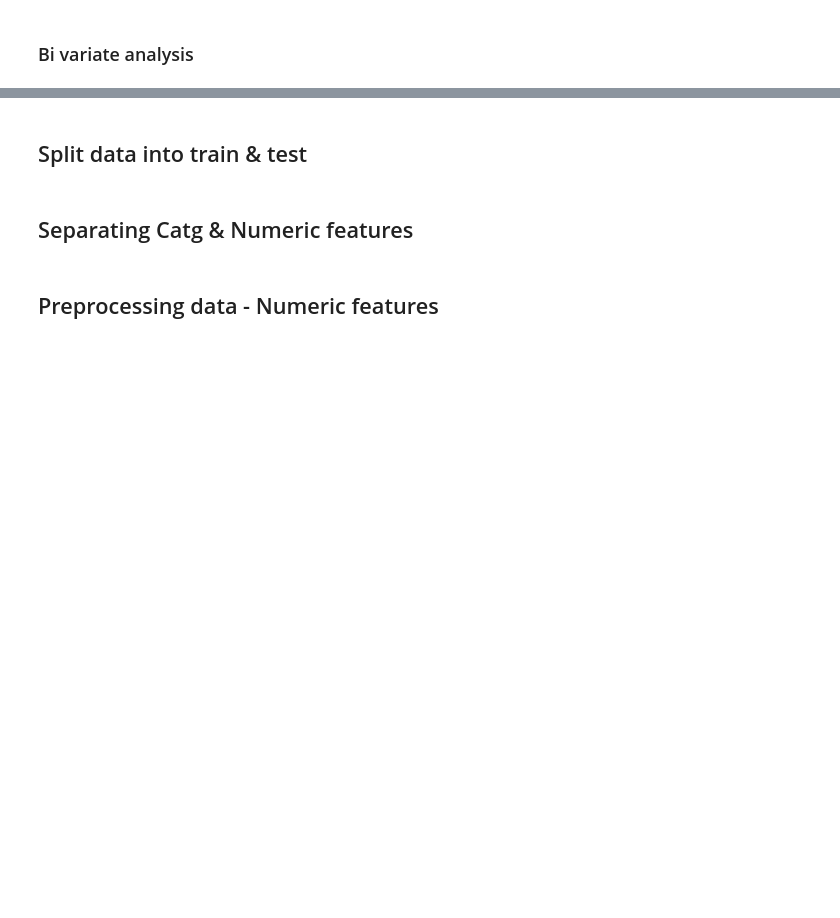
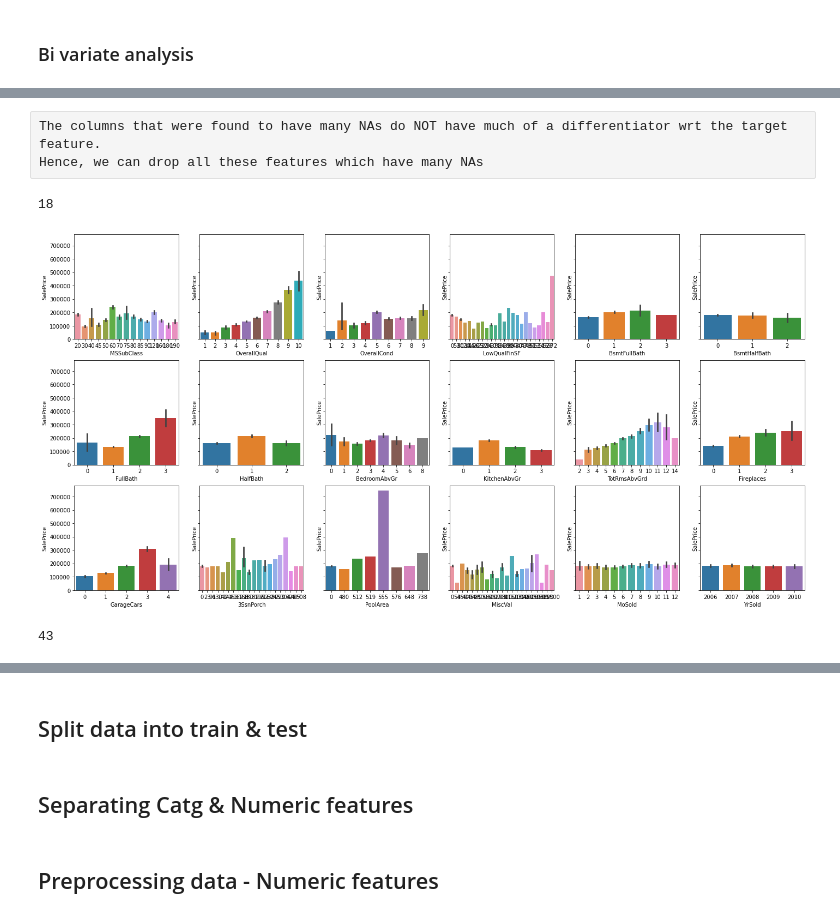
Before and after one commit to datasciencewithpinaki/ML_Templates, a Jupyter notebook: exploration.ipynb, the cells around one changed output, grey strips where cells are left out. Cells and saved outputs as stored; diff of their text form; code cells hidden in the pictures; blank space fills up the shorter version.

```diff
--- a/exploration.ipynb
+++ b/exploration.ipynb
@@ -90,3 +90,10 @@ plt.show();
 [figure]
 # %% [markdown]
 ### EDA of features
+# %%
+catg_features = data_raw.select_dtypes(include='object').columns.to_list()
+numeric_features = data_raw.select_dtypes(exclude='object').columns.to_list()
+len(catg_features)
+len(numeric_features)
+data_raw[catg_features].head(3)
+data_raw[numeric_features].head(3)
@@ -92,0 +180,5 @@ plt.show();
+# %%
+## some features resemble a numeric column; however, we need to treat them as a categorical
+{col: data_raw[col].nunique() for col in numeric_features if data_raw[col].nunique()<50}
+pseudo_catg_features = [col for col in numeric_features if data_raw[col].nunique()<50]
+len(pseudo_catg_features)
@@ -94,0 +262,15 @@ plt.show();
+# %% [raw]
+The columns that were found to have many NAs do NOT have much of a differentiator wrt the target feature.
+Hence, we can drop all these features which have many NAs
+# %%
+len(pseudo_catg_features)
+# %% [output]
+18
+# %%
+plotCatgPlot(data_raw, target_feature, pseudo_catg_features, sns.barplot, def_cols=6)
+# %% [output]
+[figure, added]
+# %%
+len(catg_features)
+# %% [output]
+43
```
Also changed, not shown: parts of 30 cells of this notebook.
